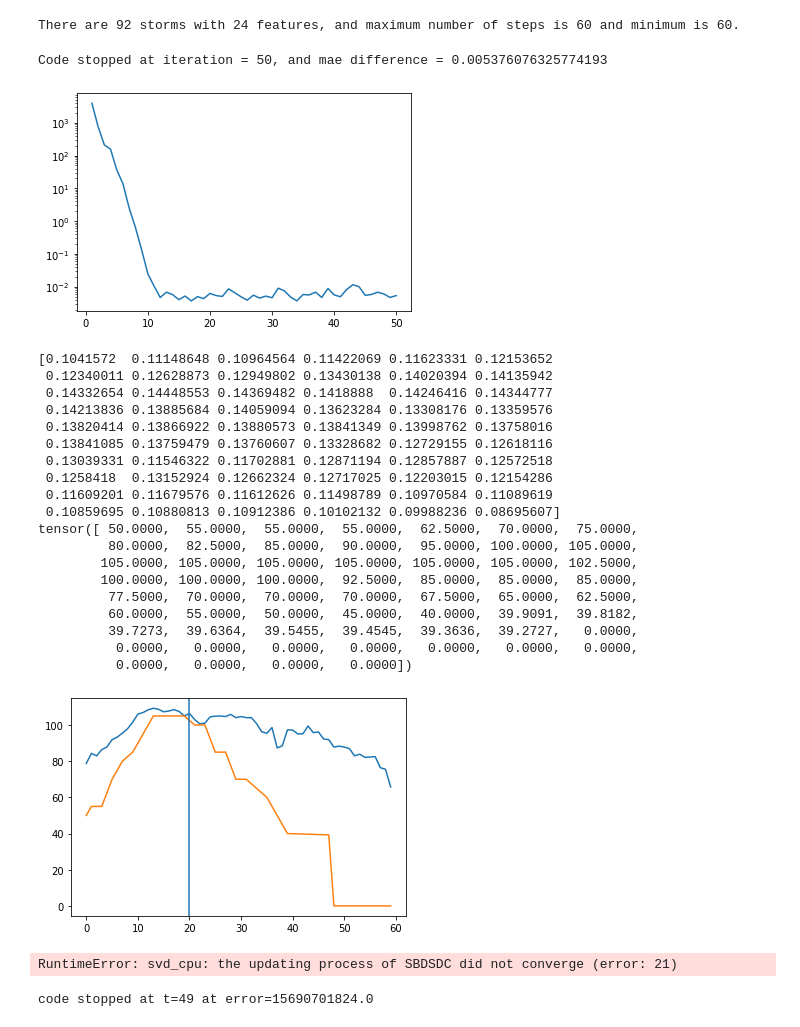
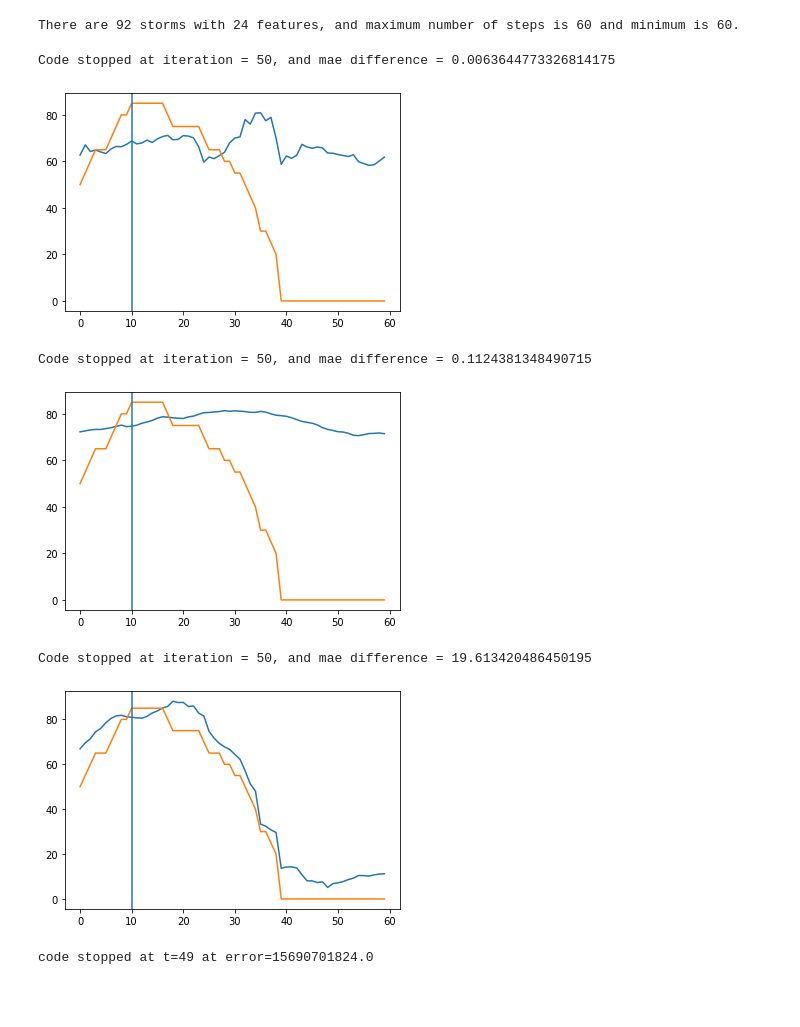
Before and after one commit to leobix/hurricast, a Jupyter notebook: processing_csv.ipynb, the cells around one changed output. Saved outputs shown, nothing was run; the diff lists cells and outputs as text; code cells hidden in the pictures; blank space fills up the shorter version.

Commit message:
three standardize/normalize / no scale

```diff
--- a/processing_csv.ipynb
+++ b/processing_csv.ipynb
@@ -227,7 +227,7 @@ def slice_iteration(tensor,r,m,n,t):
     return new_tensor
 # %%
 #Slice Learning
-def slice_learning(tensor_train,r,max_iteration=50,convergence=0.001, plot=True):
+def slice_learning(tensor_train,r,max_iteration=50,convergence=0.001, plot=False):
     m,n,t = tensor_train.shape
     new_tensor = torch.empty(m,n,t)
     old_tensor = tensor_train
@@ -297,20 +305,41 @@ def test(data, storm_id, time, r, p = 2):
     plt.plot(l, data[storm_id][p])
     plt.axvline(x=time)
     plt.show()
+# %%
+#no scaling
+def test3(data, storm_id, time, r, p = 2):
+    data2 = data.clone()
+    X_imputed = np.array(slice_learning(data2,r))
+
+    #print(X_imputed[storm_id][p])
+    #print(data[storm_id][p])
+    l = [i for i in range(data.shape[2])]
+    data = np.array(data)
+    scale =  []
+    for i in range(time-1):
+        scale.append(data[storm_id][p][i]/X_imputed[storm_id][p][i])
+    m = np.array(scale).mean()
+    #plt.plot(l, data[storm_id][p][time-1]/X_imputed[storm_id][p][time-1]*(X_imputed[storm_id][p]))
+    plt.plot(l, X_imputed[storm_id][p])
+    plt.plot(l, data[storm_id][p])
+    plt.axvline(x=time)
+    plt.show()
 # %%
+#standardize
 def test2(data, storm_id, time, r, p = 2):
     data2 = data.clone()
     for t in range(time,data.shape[2]):
         data2[storm_id,:,t] = data2[storm_id,:,time-1]
     #data2 = F.normalize(data2, dim = 2)
-    data2, mean, std = standardize(data2)
+    data2, mean, std = standardize(data2,7)
     #get_best_r(data2, 5, 21)
-    X_imputed = slice_learning(data2+100,r)
+    #print(data2)
+    X_imputed = slice_learning(data2, r)
     #de_standardize
-    X_imputed_2= np.array(de_standardize(X_imputed, mean, std))
+    X_imputed_2= np.array(de_standardize(X_imputed, mean, std,7))
 
-    print(X_imputed_2[storm_id][p])
-    print(data[storm_id][p])
+    #print(X_imputed_2[storm_id][p])
+    #print(data[storm_id][p])
     l = [i for i in range(data.shape[2])]
     data = np.array(data)
     #plt.plot(l, data[storm_id][p][time-1]/X_imputed[storm_id][p][time-1]*(X_imputed[storm_id][p]))
@@ -320,32 +349,18 @@ def test2(data, storm_id, time, r, p = 2):
     plt.show()
 # %%
 #60 is big storm not easy to predict
-test(t3, storm_id = 40, time = 20, r = 13, p = 2)
-test2(t3, storm_id = 40, time = 20, r = 13, p = 2)
+storm_id=70
+time = 10
+test(t3, storm_id, time, r = 13, p = 2)
+test2(t3, storm_id, time, r = 13, p = 2)
+test3(t3, storm_id, time, r = 13, p = 2)
 # %% [output]
-Code stopped at iteration = 50, and mae difference = 0.005376076325774193
+Code stopped at iteration = 50, and mae difference = 0.0063644773326814175
-[figure, old version]
+[figure, new version]
-[0.1041572  0.11148648 0.10964564 0.11422069 0.11623331 0.12153652
- 0.12340011 0.12628873 0.12949802 0.13430138 0.14020394 0.14135942
- 0.14332654 0.14448553 0.14369482 0.1418888  0.14246416 0.14344777
- 0.14213836 0.13885684 0.14059094 0.13623284 0.13308176 0.13359576
- 0.13820414 0.13866922 0.13880573 0.13841349 0.13998762 0.13758016
- 0.13841085 0.13759479 0.13760607 0.13328682 0.12729155 0.12618116
- 0.13039331 0.11546322 0.11702881 0.12871194 0.12857887 0.12572518
- 0.1258418  0.13152924 0.12662324 0.12717025 0.12203015 0.12154286
- 0.11609201 0.11679576 0.11612626 0.11498789 0.10970584 0.11089619
- 0.10859695 0.10880813 0.10912386 0.10102132 0.09988236 0.08695607]
-tensor([ 50.0000,  55.0000,  55.0000,  55.0000,  62.5000,  70.0000,  75.0000,
-         80.0000,  82.5000,  85.0000,  90.0000,  95.0000, 100.0000, 105.0000,
-        105.0000, 105.0000, 105.0000, 105.0000, 105.0000, 105.0000, 102.5000,
-        100.0000, 100.0000, 100.0000,  92.5000,  85.0000,  85.0000,  85.0000,
-         77.5000,  70.0000,  70.0000,  70.0000,  67.5000,  65.0000,  62.5000,
-         60.0000,  55.0000,  50.0000,  45.0000,  40.0000,  39.9091,  39.8182,
-         39.7273,  39.6364,  39.5455,  39.4545,  39.3636,  39.2727,   0.0000,
-          0.0000,   0.0000,   0.0000,   0.0000,   0.0000,   0.0000,   0.0000,
-          0.0000,   0.0000,   0.0000,   0.0000])
+Code stopped at iteration = 50, and mae difference = 0.1124381348490715
-[figure, old version]
+[figure, new version]
-RuntimeError: svd_cpu: the updating process of SBDSDC did not converge (error: 21)
+Code stopped at iteration = 50, and mae difference = 19.613420486450195
+[figure, added]
 # %%
 #get best r
 def get_best_r(data, r_min, r_max):
```
Also changed, not shown: parts of 3 cells of this notebook.
